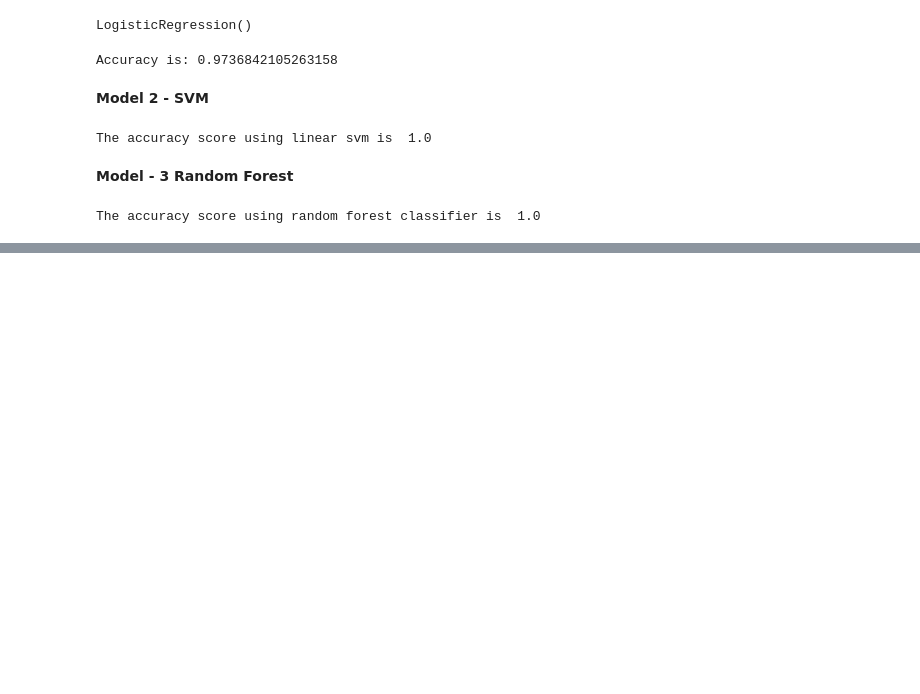
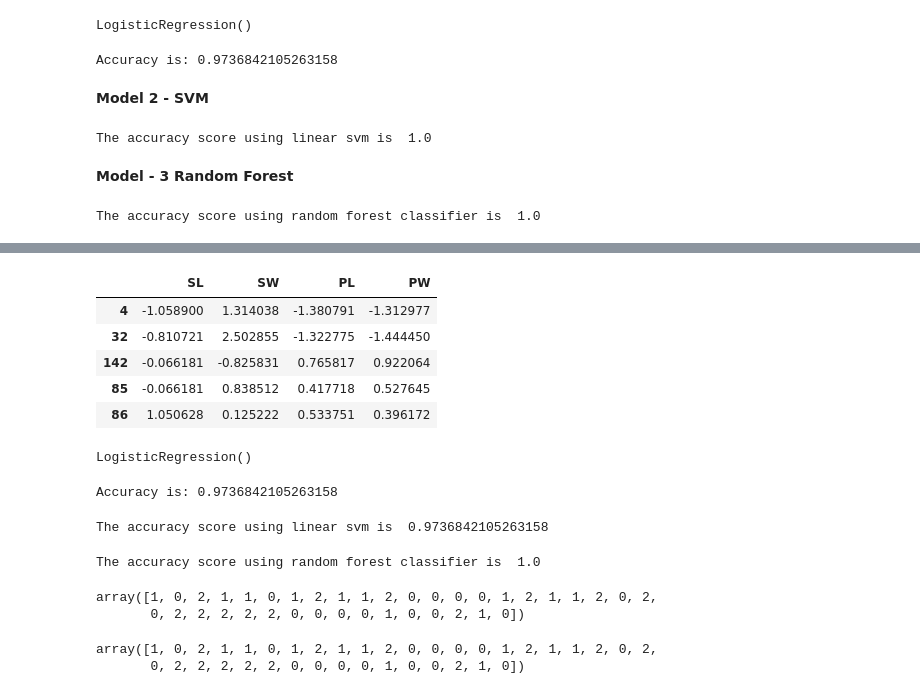
Before and after one commit to Jomonjoseph25/DSA_B5_Assignments, a Jupyter notebook: Case_Study_7.ipynb, the cells around one changed output, grey strips where cells are left out. Drawn from its saved outputs; the diff is of its cells as text; code cells hidden in the pictures; blank space fills up the shorter version.

```diff
--- a/Case_Study_7.ipynb
+++ b/Case_Study_7.ipynb
@@ -84,0 +102,5 @@ Splitting the Data
+# %%
+from sklearn.preprocessing import LabelEncoder
+le = LabelEncoder()
+y = le.fit_transform(y)
+y
@@ -134,0 +190,47 @@ SVM and Random Forest model give best results as they they have highest accuracy
+# %%
+from sklearn.model_selection import train_test_split
+x_train,x_test,y_train,y_test=train_test_split(x,y,random_state=42,test_size=0.25)
+x_train.head()
+# %% [output]
+|  | SL | SW | PL | PW |
+| 4 | -1.058900 | 1.314038 | -1.380791 | -1.312977 |
+| 32 | -0.810721 | 2.502855 | -1.322775 | -1.444450 |
+| 142 | -0.066181 | -0.825831 | 0.765817 | 0.922064 |
+| 85 | -0.066181 | 0.838512 | 0.417718 | 0.527645 |
+| 86 | 1.050628 | 0.125222 | 0.533751 | 0.396172 |
+# %%
+#LR
+logistic_model = LogisticRegression()
+logistic_model.fit(x_train,y_train)
+# %% [output]
+LogisticRegression()
+# %%
+y_prediction = logistic_model.predict(x_test)
+from sklearn.metrics import accuracy_score
+print("Accuracy is:",accuracy_score(y_test,y_prediction))
+# %% [output]
+Accuracy is: 0.9736842105263158
+# %%
+#SVM
+svm_linear = SVC(kernel='linear')
+svm_linear.fit(x_train, y_train)
+y_pred = svm_linear.predict(x_test)
+print("The accuracy score using linear svm is ", accuracy_score(y_test,y_pred))
+# %% [output]
+The accuracy score using linear svm is  0.9736842105263158
+# %%
+#Random Forest
+rf = RandomForestClassifier()
+rf.fit(x_train, y_train)
+y_pred = rf.predict(x_test)
+print("The accuracy score using random forest classifier is ", accuracy_score(y_test,y_pred))
+y_test
+# %% [output]
+The accuracy score using random forest classifier is  1.0
+array([1, 0, 2, 1, 1, 0, 1, 2, 1, 1, 2, 0, 0, 0, 0, 1, 2, 1, 1, 2, 0, 2,
+       0, 2, 2, 2, 2, 2, 0, 0, 0, 0, 1, 0, 0, 2, 1, 0])
+# %%
+y_pred
+# %% [output]
+array([1, 0, 2, 1, 1, 0, 1, 2, 1, 1, 2, 0, 0, 0, 0, 1, 2, 1, 1, 2, 0, 2,
+       0, 2, 2, 2, 2, 2, 0, 0, 0, 0, 1, 0, 0, 2, 1, 0])
```
Also changed, not shown: parts of 13 cells of this notebook.
